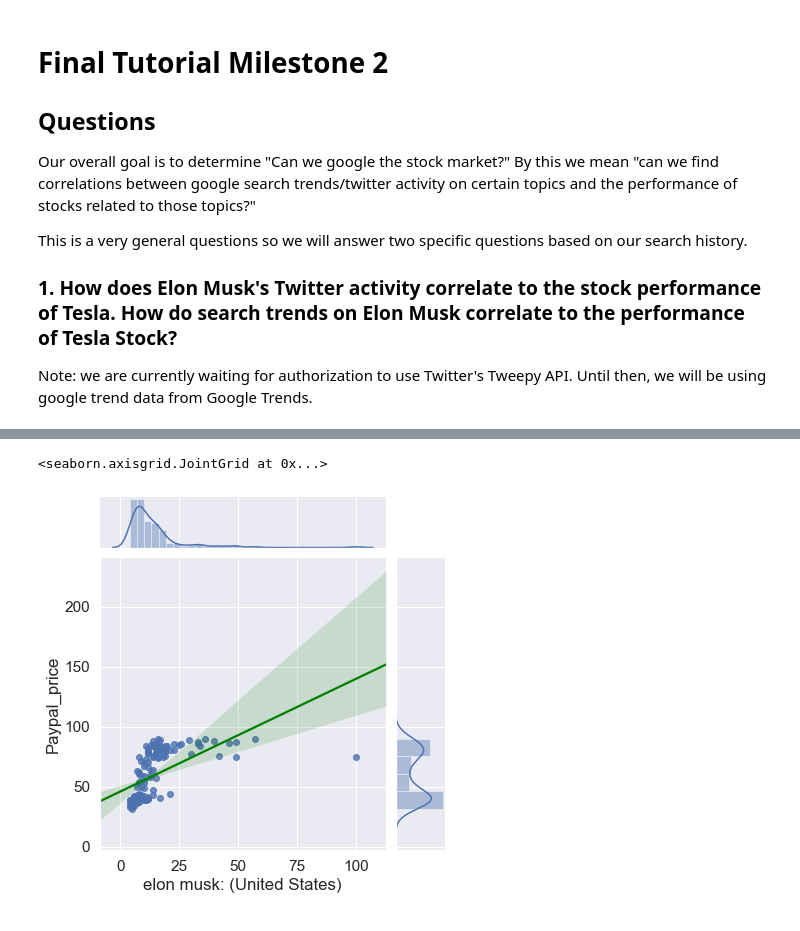
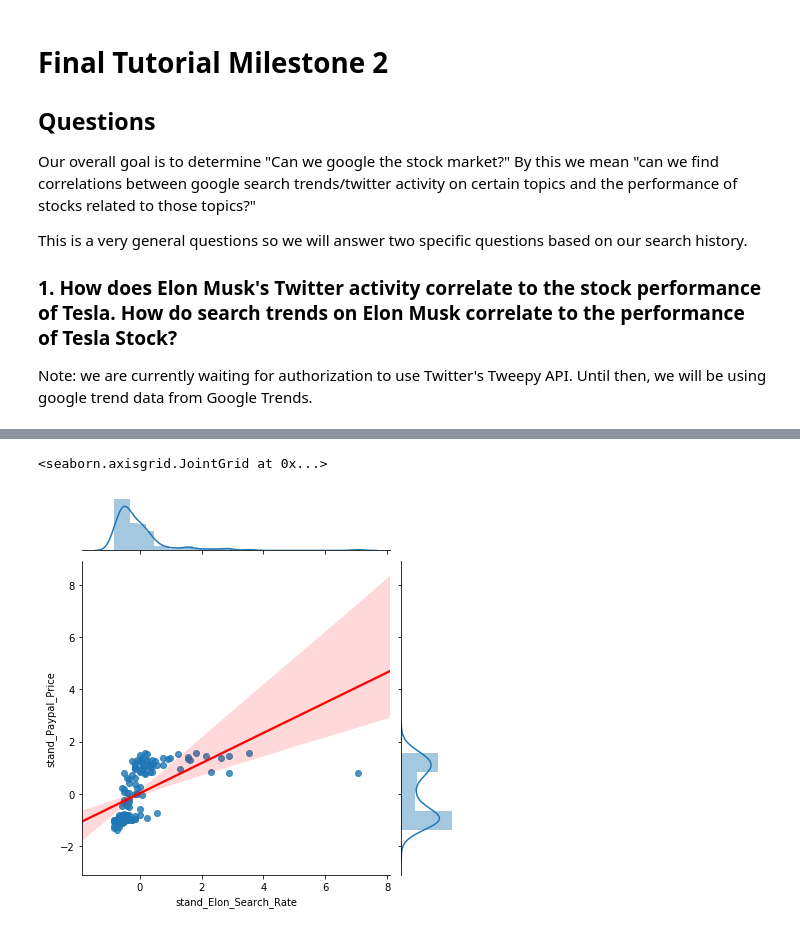
Before and after one commit to patches12306/patches12306, a Jupyter notebook: Milestone1.ipynb, the cells around one changed output, grey strips where cells are left out. Saved outputs shown, nothing was run; the diff lists cells and outputs as text; code cells hidden in the pictures.

```diff
--- a/Milestone1.ipynb
+++ b/Milestone1.ipynb
@@ -96,5 +158,6 @@ sns.jointplot(y='Tesla_price', x='elon musk: (United States)', data=drop_df, kin
-# %%
-sns.jointplot(y='Paypal_price', x='elon musk: (United States)', data=drop_df, kind='reg', joint_kws={'line_kws':{'color':'green'}})
-# %% [output]
-<seaborn.axisgrid.JointGrid at 0x...>
-[figure, removed]
+# %%
+# Display 'Elon Musk' search frequency vs. Paypal Stock Price
+sns.jointplot(y='stand_Paypal_Price', x='stand_Elon_Search_Rate', data=final_df, kind='reg', joint_kws={'line_kws':{'color':'red'}})
+# %% [output]
+<seaborn.axisgrid.JointGrid at 0x...>
+[figure, added]
```
Also changed, not shown: parts of 10 cells of this notebook.
